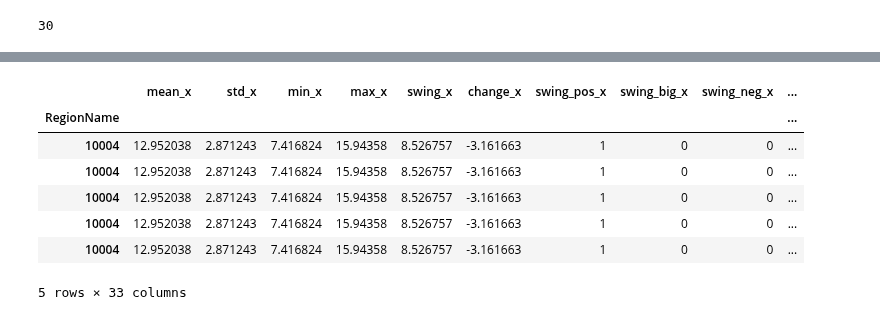
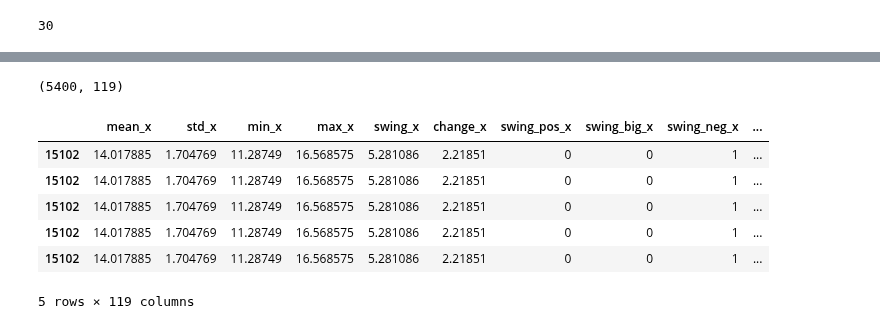
Before and after one commit to kthoward/Thinkful, a Jupyter notebook: Final_Capstone/Notebooks/Condensed_project_add_yelp_reviews_attempt_at_merging_features_by_df.ipynb, the cells around one changed output, grey strips where cells are left out. Cells and saved outputs as stored; diff of their text form; code cells hidden in the pictures.

Commit message:
Aggregated yelp ad business

```diff
--- a/Final_Capstone/Notebooks/Condensed_project_add_yelp_reviews_attempt_at_merging_features_by_df.ipynb
+++ b/Final_Capstone/Notebooks/Condensed_project_add_yelp_reviews_attempt_at_merging_features_by_df.ipynb
@@ -320,0 +261,2 @@ train_targets.head()
+# %%
+business_features = business_features.set_index('postal_code')
@@ -320,0 +273,2 @@ train_targets.head()
+# %%
+business_features = business_features.iloc[:, 3:]
@@ -320,0 +283,2 @@ train_targets.head()
+# %%
+train_features_business = pd.merge(train_features, business_features,  right_index=True, left_index=True, how='inner')
@@ -323,3 +293,5 @@ train_targets.head()
 train_merge = pd.merge(train_features, train_targets, right_index=True, left_index=True, how='inner')
 # %%
 test_merge = pd.merge(test_features, test_targets, right_index=True, left_index=True, how='inner')
+# %%
+train_business_merge = pd.merge(train_features_business, train_targets, right_index=True, left_index=True, how='inner')
@@ -327,14 +301,17 @@ test_merge = pd.merge(test_features, test_targets, right_index=True, left_index=
 train_merge.dropna(inplace=True)
 # %%
 test_merge.dropna(inplace=True)
+# %%
+train_business_merge.shape
+# %% [output]
+(5400, 119)
 # %%
-train_merge.head()
+train_business_merge.head()
 # %% [output]
 |  | mean_x | std_x | min_x | max_x | swing_x | change_x | swing_pos_x | swing_big_x | swing_neg_x | ... |
-| RegionName |  |  |  |  |  |  |  |  |  | ... |
-| 10004 | 12.952038 | 2.871243 | 7.416824 | 15.94358 | 8.526757 | -3.161663 | 1 | 0 | 0 | ... |
-| 10004 | 12.952038 | 2.871243 | 7.416824 | 15.94358 | 8.526757 | -3.161663 | 1 | 0 | 0 | ... |
-| 10004 | 12.952038 | 2.871243 | 7.416824 | 15.94358 | 8.526757 | -3.161663 | 1 | 0 | 0 | ... |
-| 10004 | 12.952038 | 2.871243 | 7.416824 | 15.94358 | 8.526757 | -3.161663 | 1 | 0 | 0 | ... |
-| 10004 | 12.952038 | 2.871243 | 7.416824 | 15.94358 | 8.526757 | -3.161663 | 1 | 0 | 0 | ... |
+| 15102 | 14.017885 | 1.704769 | 11.28749 | 16.568575 | 5.281086 | 2.21851 | 0 | 0 | 1 | ... |
+| 15102 | 14.017885 | 1.704769 | 11.28749 | 16.568575 | 5.281086 | 2.21851 | 0 | 0 | 1 | ... |
+| 15102 | 14.017885 | 1.704769 | 11.28749 | 16.568575 | 5.281086 | 2.21851 | 0 | 0 | 1 | ... |
+| 15102 | 14.017885 | 1.704769 | 11.28749 | 16.568575 | 5.281086 | 2.21851 | 0 | 0 | 1 | ... |
+| 15102 | 14.017885 | 1.704769 | 11.28749 | 16.568575 | 5.281086 | 2.21851 | 0 | 0 | 1 | ... |
-5 rows × 33 columns
+5 rows × 119 columns
```
Also changed, not shown: parts of 40 cells of this notebook.
